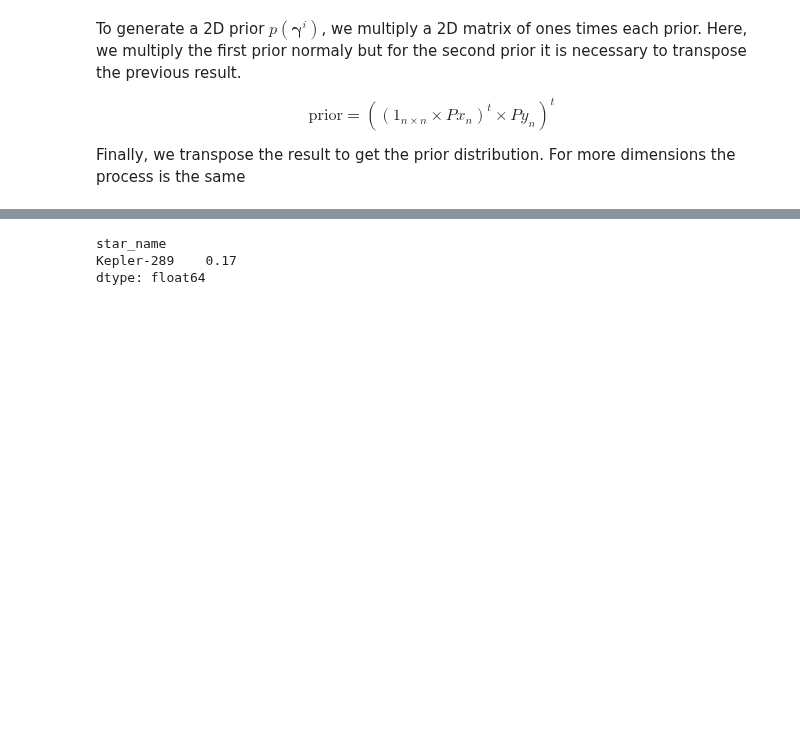
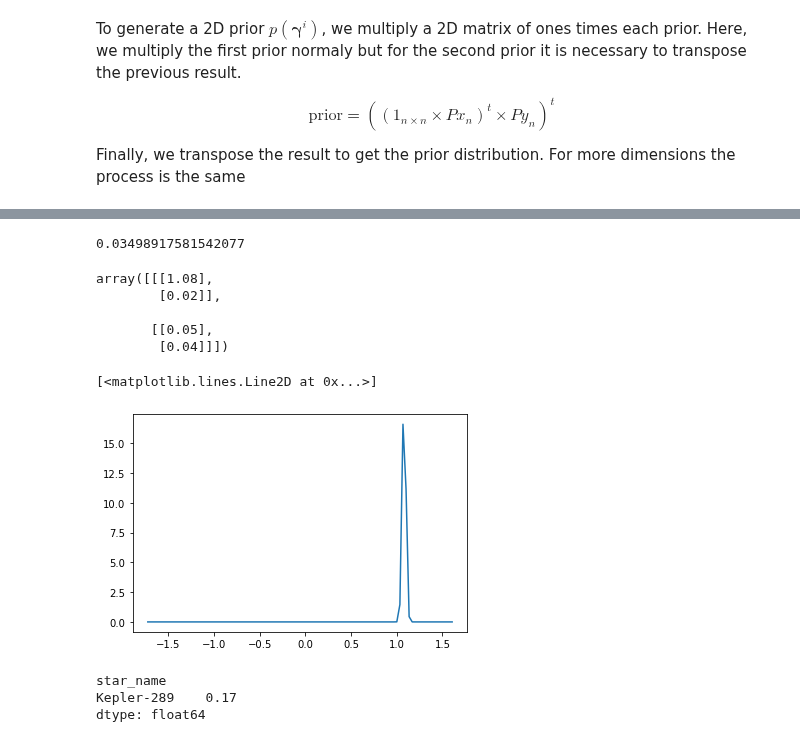
Before and after one commit to fjbautistas/kde_example, a Jupyter notebook: Marginal_Distributions.ipynb, the cells around one changed output, grey strips where cells are left out. Drawn from its saved outputs; the diff is of its cells as text; code cells hidden in the pictures; blank space fills up the shorter version.

```diff
--- a/Marginal_Distributions.ipynb
+++ b/Marginal_Distributions.ipynb
@@ -163,14 +161,14 @@ from scipy.stats import truncnorm
 
 class prior(optimal_pdf):
 
-    def __init__(self, *args):
+    def __init__(self, likelihood, *args):
 
-        self.lenght = 100
         self.org_data = np.array(args)
+        d = [np.linspace(args[i][0]-3*args[i][1],
+                         args[i][0]+3*args[i][1],
+                         self.lenght) for i in range(len(args))]
 
-        d = [np.linspace(args[i][0]-3*args[i][1], args[i][0]+3*args[i][1],self.lenght) for i in range(len(args))]
-
-        self.prior_data = [np.ravel(d[i]) for i in range(len(d))]
+        self.prior_data = [d[i].ravel() for i in range(len(d))]
 
         optimal_pdf.__init__(self,*self.prior_data)
         optimal_pdf.grids(self)
@@ -203,3 +201,6 @@ class prior(optimal_pdf):
             prior = (((M_ones*self.prior_pdfs[0]).T*self.prior_pdfs[1]).T*self.prior_pdfs[2]).T
 
         #return self.prior
+# %%
+xx = likelihood.std_interval[0]
+xx
@@ -206,3 +228,29 @@ class prior(optimal_pdf):
+# %%
+prueba = prior([systm.ms, systm.dms],[systm.metal,systm.dmetal])
+# %%
+x = np.linspace(prueba.org_data[0][0]-3*prueba.org_data[0][1],
+                prueba.org_data[0][0]+3*prueba.org_data[0][1],100)
+
+pdf = stats.norm.pdf(xx,
+                     loc = prueba.org_data[0][0],
+                     scale = prueba.org_data[0][1])
+# %%
+x.std()
+# %% [output]
+0.03498917581542077
+# %%
+prueba.org_data
+# %% [output]
+array([[[1.08],
+        [0.02]],
+
+       [[0.05],
+        [0.04]]])
+# %%
+plt.plot(xx,pdf)
+# %% [output]
+[<matplotlib.lines.Line2D at 0x...>]
+[figure, added]
 # %%
 systm.metal+3*systm.dmetal
 # %% [output]
```
Also changed, not shown: parts of 4 cells of this notebook, 1 other file.
